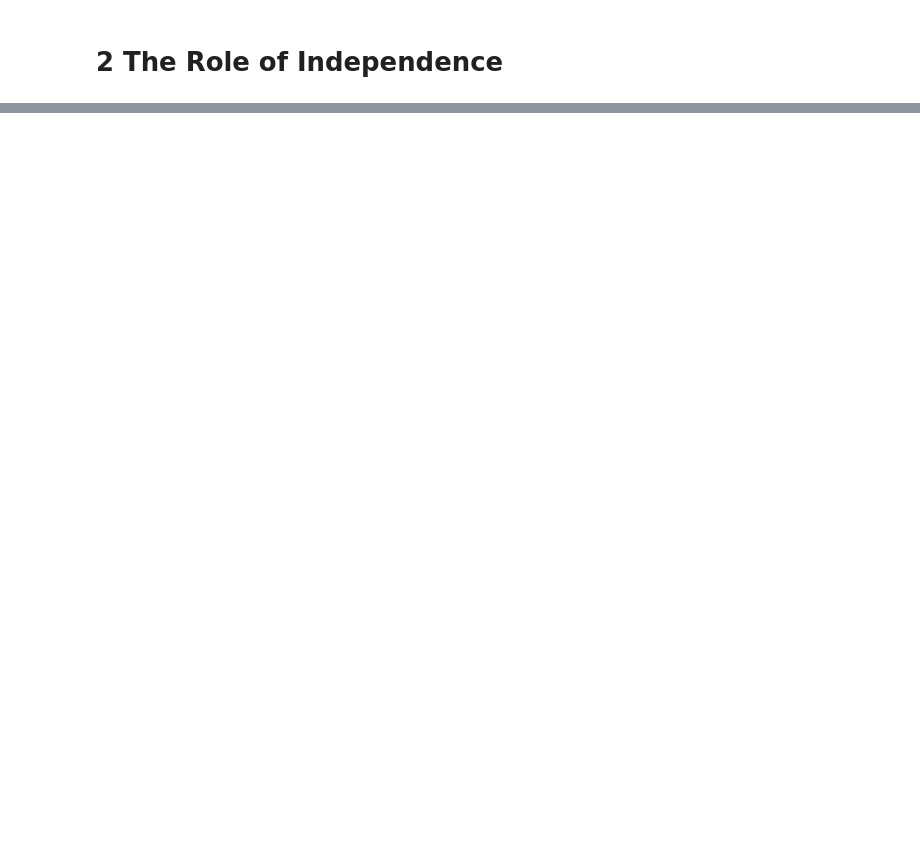
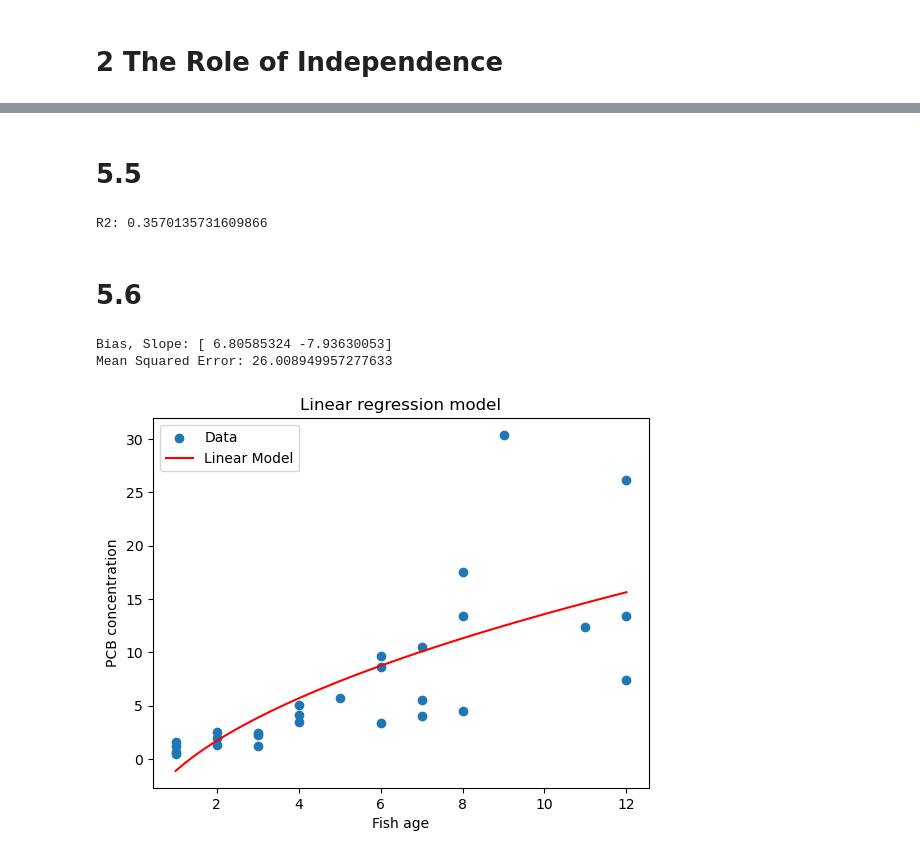
Before and after one commit to AblaZe42/MachineLearningA, a Jupyter notebook: Assignments/Assignment 2/HA-2.ipynb, the cells around one changed output, grey strips where cells are left out. Drawn from its saved outputs; the diff is of its cells as text; code cells hidden in the pictures; blank space fills up the shorter version.

```diff
--- a/Assignments/Assignment 2/HA-2.ipynb
+++ b/Assignments/Assignment 2/HA-2.ipynb
@@ -138,0 +262,68 @@ plt.legend()
+# %% [markdown]
+# 5.5
+# %%
+# Compute the coefficient of determination R2
+# R^2 = 1 - MSE/var(y)
+
+var_y = np.var(PCB_concentration)
+
+R2 = 1 - mse/var_y
+
+print("R2:", R2)
+# %% [output]
+R2: 0.3570135731609866
+# %% [markdown]
+# 5.6
+# %%
+#Load the data
+data = np.loadtxt('PCB.dt')
+
+def ExtractFirst(list):
+	return [item[0] for item in list]
+
+def ExtractLast(list):
+	return [item[-1] for item in list]
+
+#split the data into two parts
+Fish_age = ExtractFirst(data)
+PCB_concentration = ExtractLast(data)
+
+New_Fish_age = np.sqrt(Fish_age)
+
+
+# Adds a coloum of ones to the right of Fish_age
+ones_column = np.ones_like(New_Fish_age)
+X = np.column_stack((New_Fish_age, ones_column))
+
+
+coefficients = np.linalg.inv(np.transpose(X).dot(X)).dot(np.transpose(X)).dot(PCB_concentration)
+print("Bias, Slope:",coefficients)
+
+#calculate the mean square error
+predictions = X.dot(coefficients)
+residuals = PCB_concentration - predictions
+mse = (residuals.dot(residuals)) / len(PCB_concentration)
+print("Mean Squared Error:", mse)
+# %% [output]
+Bias, Slope: [ 6.80585324 -7.93630053]
+Mean Squared Error: 26.008949957277633
+# %%
+
+# plot the data and the model output.
+
+# Create a range of values for Fish_age
+Fish_age_range = np.linspace(min(Fish_age), max(Fish_age), num=50)
+
+# Calculate the corresponding predictions for the range
+predictions_range = coefficients[0] * np.sqrt(Fish_age_range) + coefficients[1]
+
+# Plot the data and the linear model output
+plt.scatter(Fish_age, PCB_concentration, label='Data')
+plt.plot(Fish_age_range, predictions_range, color='red', label='Linear Model')
+plt.xlabel('Fish age')
+plt.ylabel('PCB concentration')
+plt.title('Linear regression model')
+plt.legend()
+plt.show()
+# %% [output]
+[figure, added]
```
Also changed, not shown: parts of 14 cells of this notebook, 3 other files.
